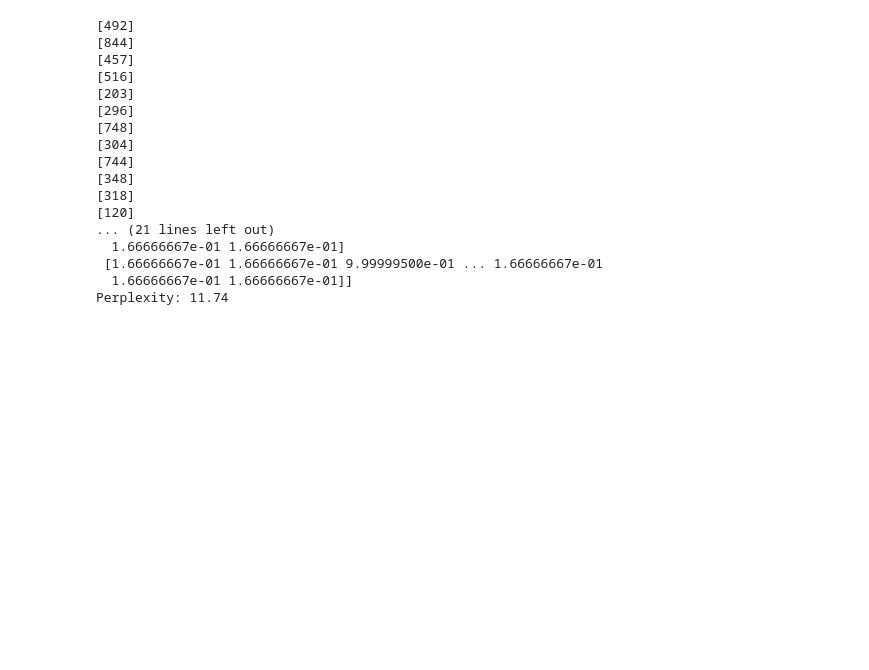
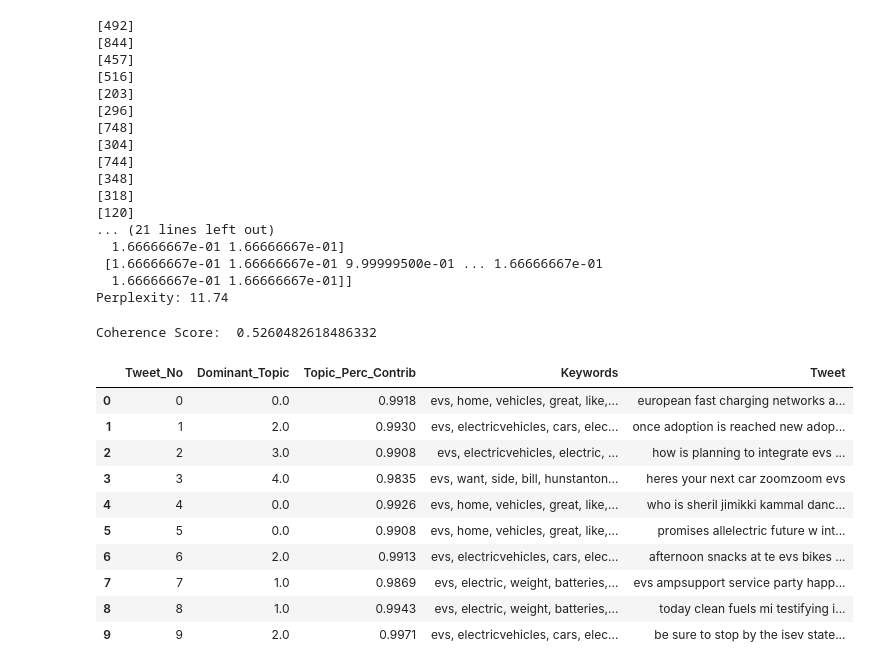
Before and after one commit to gauravratnakar256/EVSentimentAnalysis, a Jupyter notebook: DataProcessing/BigDataProcessing.ipynb, the cells around one changed output. Drawn from its saved outputs; the diff is of its cells as text; code cells hidden in the pictures; blank space fills up the shorter version.

```diff
--- a/DataProcessing/BigDataProcessing.ipynb
+++ b/DataProcessing/BigDataProcessing.ipynb
@@ -265,3 +275,49 @@ lda_model = test_eta(eta, id2word, 6,False,False)
  [1.66666667e-01 1.66666667e-01 9.99999500e-01 ... 1.66666667e-01
   1.66666667e-01 1.66666667e-01]]
 Perplexity: 11.74
+# %%
+data_lemmatized = words_array
+coherence_model_lda = CoherenceModel(model=lda_model, texts=data_lemmatized, dictionary=id2word, coherence='c_v')
+coherence_lda = coherence_model_lda.get_coherence()
+print('\nCoherence Score: ', coherence_lda)
+# %% [output]
+Coherence Score:  0.5260482618486332
+# %%
+data = txt
+def format_topics_sentences(ldamodel=lda_model, corpus=corpus, texts=data):
+    sent_topics_df = pd.DataFrame()
+    for i, row_list in enumerate(ldamodel[corpus]):
+        row = row_list[0] if lda_model.per_word_topics else row_list
+        row = sorted(row, key=lambda x: (x[1]), reverse=True)
+        for j, (topic_num, prop_topic) in enumerate(row):
+            if j == 0:
+                wp = ldamodel.show_topic(topic_num)
+                topic_keywords = ", ".join([word for word, prop in wp])
+                sent_topics_df = sent_topics_df.append(pd.Series([int(topic_num), round(prop_topic,4), topic_keywords]), ignore_index=True)
+            else:
+                break
+    sent_topics_df.columns = ['Dominant_Topic', 'Perc_Contribution', 'Topic_Keywords']
+
+    contents = pd.Series(texts)
+    sent_topics_df = pd.concat([sent_topics_df, contents], axis=1)
+    return(sent_topics_df)
+
+
+df_topic_sents_keywords = format_topics_sentences(ldamodel=lda_model, corpus=corpus, texts=data)
+
+df_dominant_topic = df_topic_sents_keywords.reset_index()
+df_dominant_topic.columns = ['Tweet_No', 'Dominant_Topic', 'Topic_Perc_Contrib', 'Keywords', 'Tweet']
+
+df_dominant_topic.head(10)
+# %% [output]
+|  | Tweet_No | Dominant_Topic | Topic_Perc_Contrib | Keywords | Tweet |
+| 0 | 0 | 0.0 | 0.9918 | evs, home, vehicles, great, like,... | european fast charging networks a... |
+| 1 | 1 | 2.0 | 0.9930 | evs, electricvehicles, cars, elec... | once adoption is reached new adop... |
+| 2 | 2 | 3.0 | 0.9908 | evs, electricvehicles, electric, ... | how is planning to integrate evs ... |
+| 3 | 3 | 4.0 | 0.9835 | evs, want, side, bill, hunstanton... | heres your next car zoomzoom evs |
+| 4 | 4 | 0.0 | 0.9926 | evs, home, vehicles, great, like,... | who is sheril jimikki kammal danc... |
+| 5 | 5 | 0.0 | 0.9908 | evs, home, vehicles, great, like,... | promises allelectric future w int... |
+| 6 | 6 | 2.0 | 0.9913 | evs, electricvehicles, cars, elec... | afternoon snacks at te evs bikes ... |
+| 7 | 7 | 1.0 | 0.9869 | evs, electric, weight, batteries,... | evs ampsupport service party happ... |
+| 8 | 8 | 1.0 | 0.9943 | evs, electric, weight, batteries,... | today clean fuels mi testifying i... |
+| 9 | 9 | 2.0 | 0.9971 | evs, electricvehicles, cars, elec... | be sure to stop by the isev state... |
```
Also changed, not shown: parts of 14 cells of this notebook.
